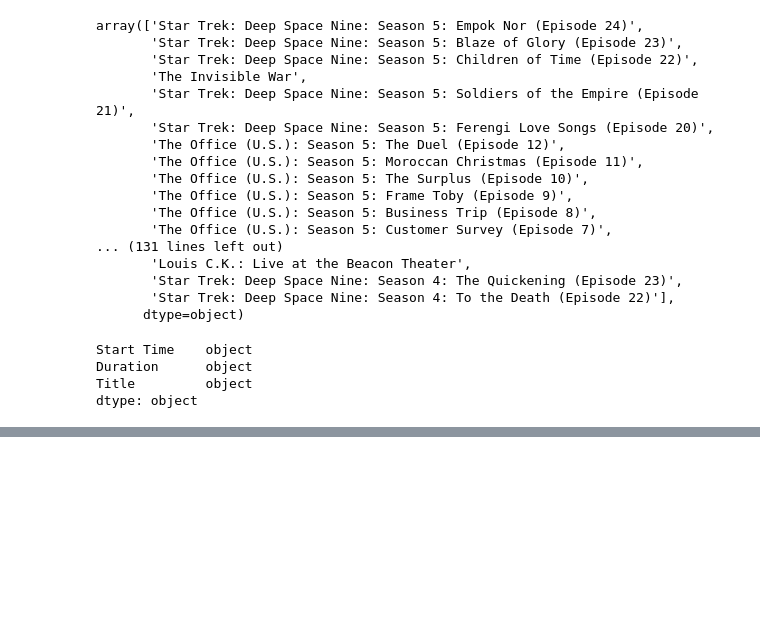
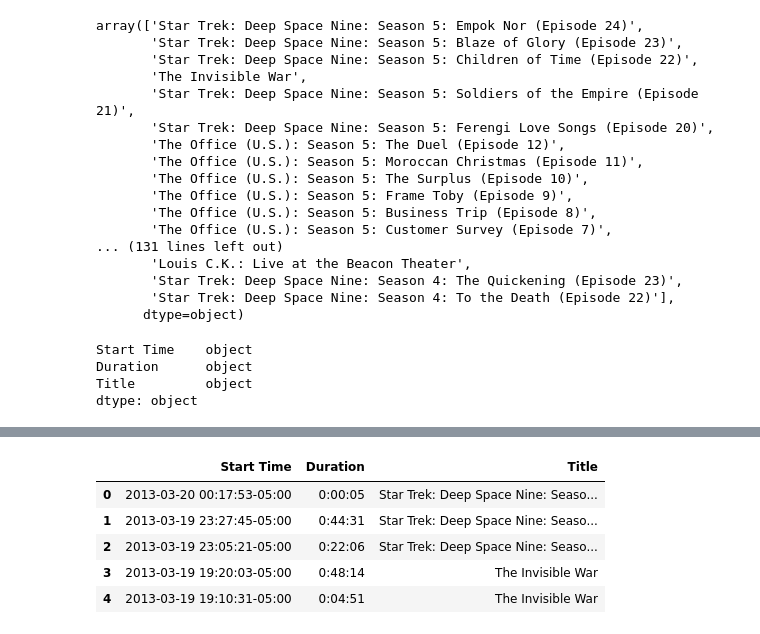
Before and after one commit to Ainash-Toleu/netflix-analysis-python, a Jupyter notebook: Untitled.ipynb, the cells around one changed output, grey strips where cells are left out. Drawn from its saved outputs; the diff is of its cells as text; code cells hidden in the pictures; blank space fills up the shorter version.

Commit message:
change timezone to chicago

```diff
--- a/Untitled.ipynb
+++ b/Untitled.ipynb
@@ -179,7 +179,7 @@ Title         object
 dtype: object
 # %%
 #convert type of start time column to datetime
-netflix_data['Start Time'] = pd.to_datetime(netflix_data['Start Time'])
+netflix_data['Start Time'] = pd.to_datetime(netflix_data['Start Time'], utc = True)
 netflix_data.dtypes
 # %% [output]
 A value is trying to be set on a copy of a slice from a DataFrame.
@@ -192 +192,18 @@ Title                 object
 dtype: object
+# %%
+# change the start time column into the dataframe's index
+netflix_data = netflix_data.set_index('Start Time')
+# %%
+# convert from UTC timezone to chicago
+netflix_data.index = netflix_data.index.tz_convert('America/Chicago')
+# %%
+# reset the index so that start time becomes a column again
+netflix_data = netflix_data.reset_index()
+netflix_data.head()
+# %% [output]
+|  | Start Time | Duration | Title |
+| 0 | 2013-03-20 00:17:53-05:00 | 0:00:05 | Star Trek: Deep Space Nine: Seaso... |
+| 1 | 2013-03-19 23:27:45-05:00 | 0:44:31 | Star Trek: Deep Space Nine: Seaso... |
+| 2 | 2013-03-19 23:05:21-05:00 | 0:22:06 | Star Trek: Deep Space Nine: Seaso... |
+| 3 | 2013-03-19 19:20:03-05:00 | 0:48:14 | The Invisible War |
+| 4 | 2013-03-19 19:10:31-05:00 | 0:04:51 | The Invisible War |
```
Also changed, not shown: parts of 1 cell of this notebook.
